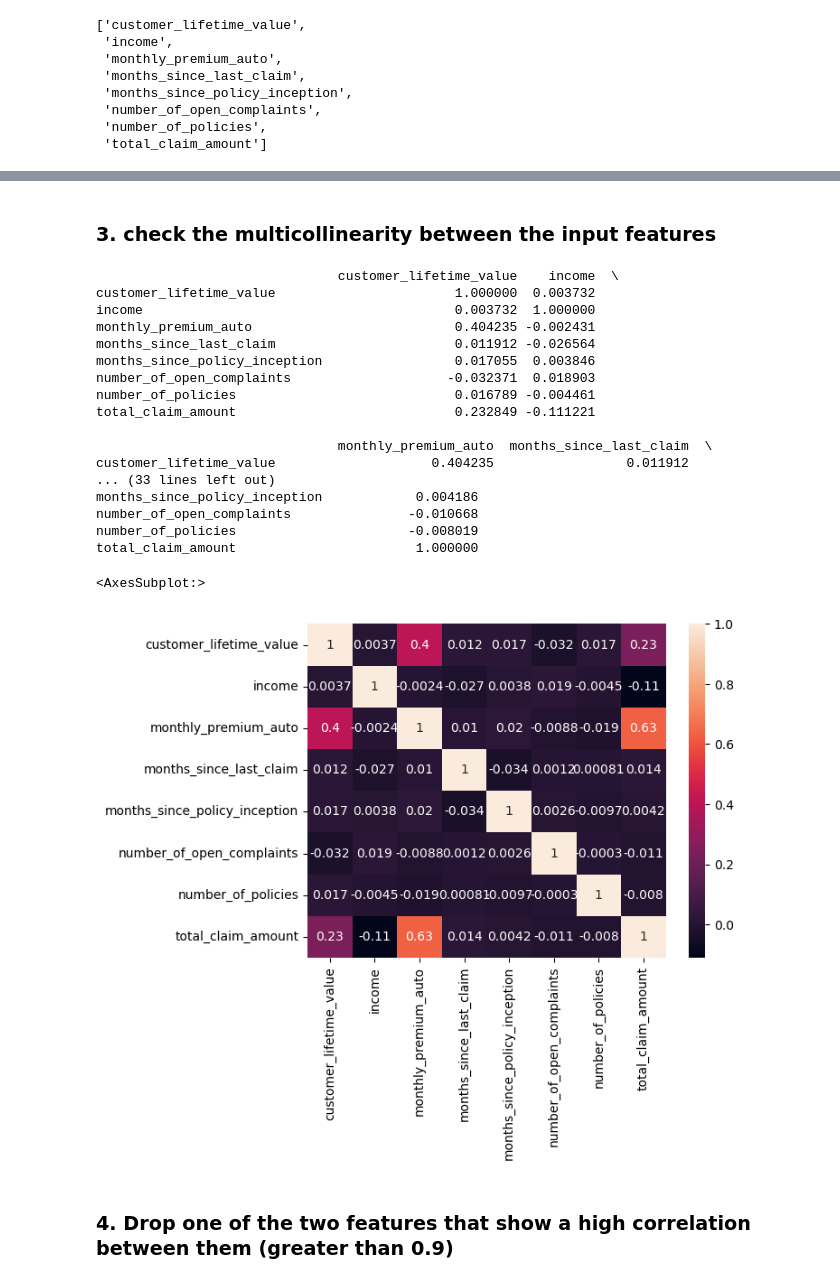
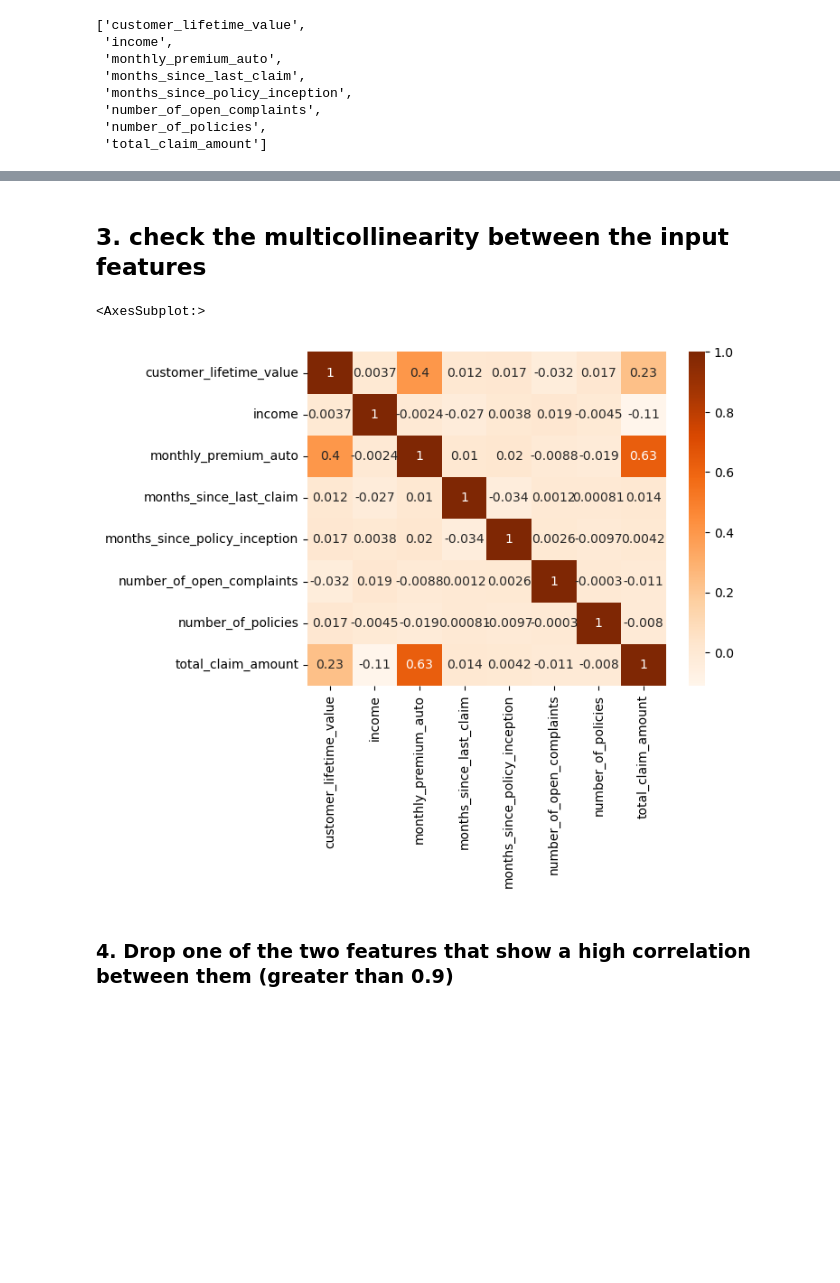
Before and after one commit to duodeng/IronDuo, a Jupyter notebook: Homework/01_18_Matplotlib_Seaborn.ipynb, the cells around one changed output, grey strips where cells are left out. Saved outputs shown, nothing was run; the diff lists cells and outputs as text; code cells hidden in the pictures; blank space fills up the shorter version.

```diff
--- a/Homework/01_18_Matplotlib_Seaborn.ipynb
+++ b/Homework/01_18_Matplotlib_Seaborn.ipynb
@@ -36,4 +62,5 @@ def drop_columns(data):
 # %%
-numeric = data.select_dtypes(include=[np.number])
-numeric
+# getting numrical columns and categorical columns
+numericals = data.select_dtypes(include=[np.number])
+categoricals = data.select_dtypes(include=[np.object])
 # %% [output]
@@ -118,31 +129,13 @@ plt.show() # plt.tight_layout()
 # 3. Do the distributions for different numerical variables look like a normal distribution?
 # NO
 # %% [markdown]
-### 3.  check the multicollinearity between the input features
+## 3.  check the multicollinearity between the input features
 # %%
-corr_matrix =numeric.corr()
-print(corr_matrix)
-sns.heatmap(corr_matrix, annot=True)
+corr_matrix =numericals.corr()
+sns.heatmap(corr_matrix, annot=True,cmap= 'Oranges')
 # %% [output]
-                               customer_lifetime_value    income  \
-customer_lifetime_value                       1.000000  0.003732
-income                                        0.003732  1.000000
-monthly_premium_auto                          0.404235 -0.002431
-months_since_last_claim                       0.011912 -0.026564
-months_since_policy_inception                 0.017055  0.003846
-number_of_open_complaints                    -0.032371  0.018903
-number_of_policies                            0.016789 -0.004461
-total_claim_amount                            0.232849 -0.111221
-
-                               monthly_premium_auto  months_since_last_claim  \
-customer_lifetime_value                    0.404235                 0.011912
-... (33 lines left out)
-months_since_policy_inception            0.004186
-number_of_open_complaints               -0.010668
-number_of_policies                      -0.008019
-total_claim_amount                       1.000000
+<AxesSubplot:>
-<AxesSubplot:>
-[figure, old version]
+[figure, new version]
 # %% [markdown]
 ### 4. Drop one of the two features that show a high correlation between them (greater than 0.9)
 # %%
```
Also changed, not shown: parts of 41 cells of this notebook, 3 other files.
